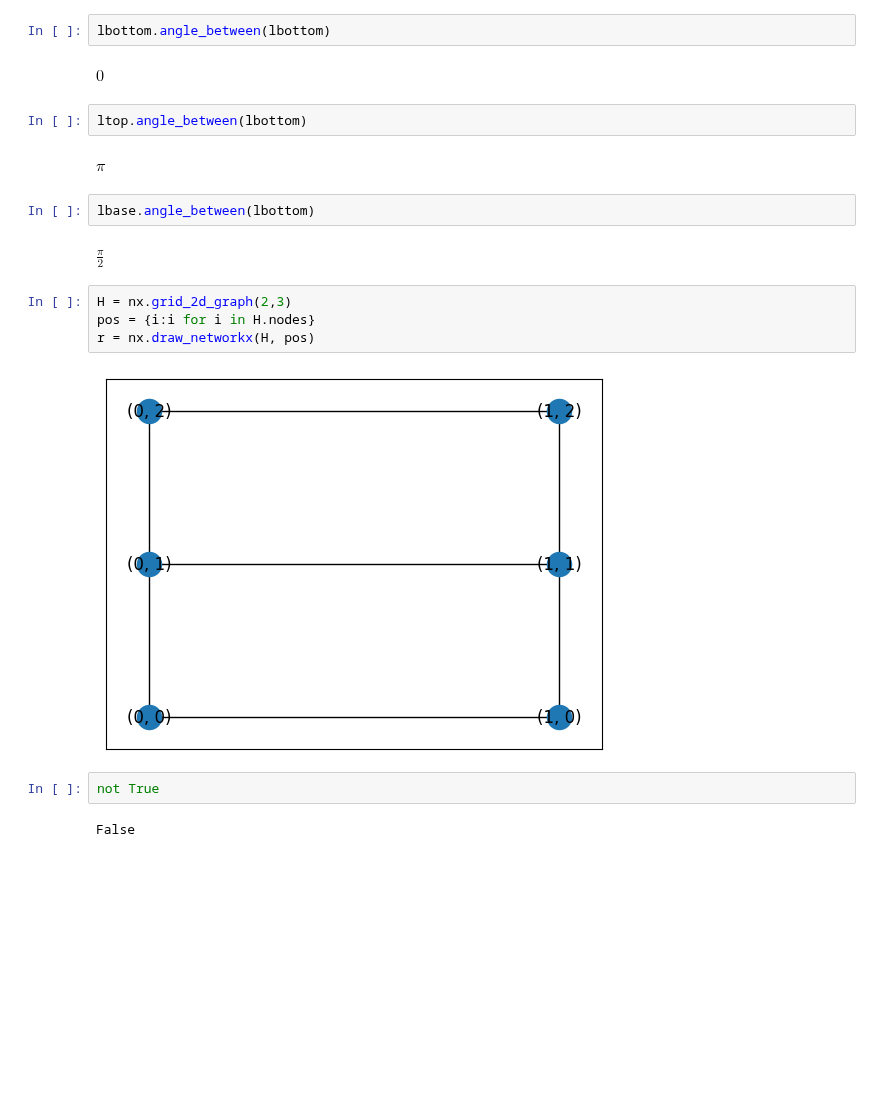
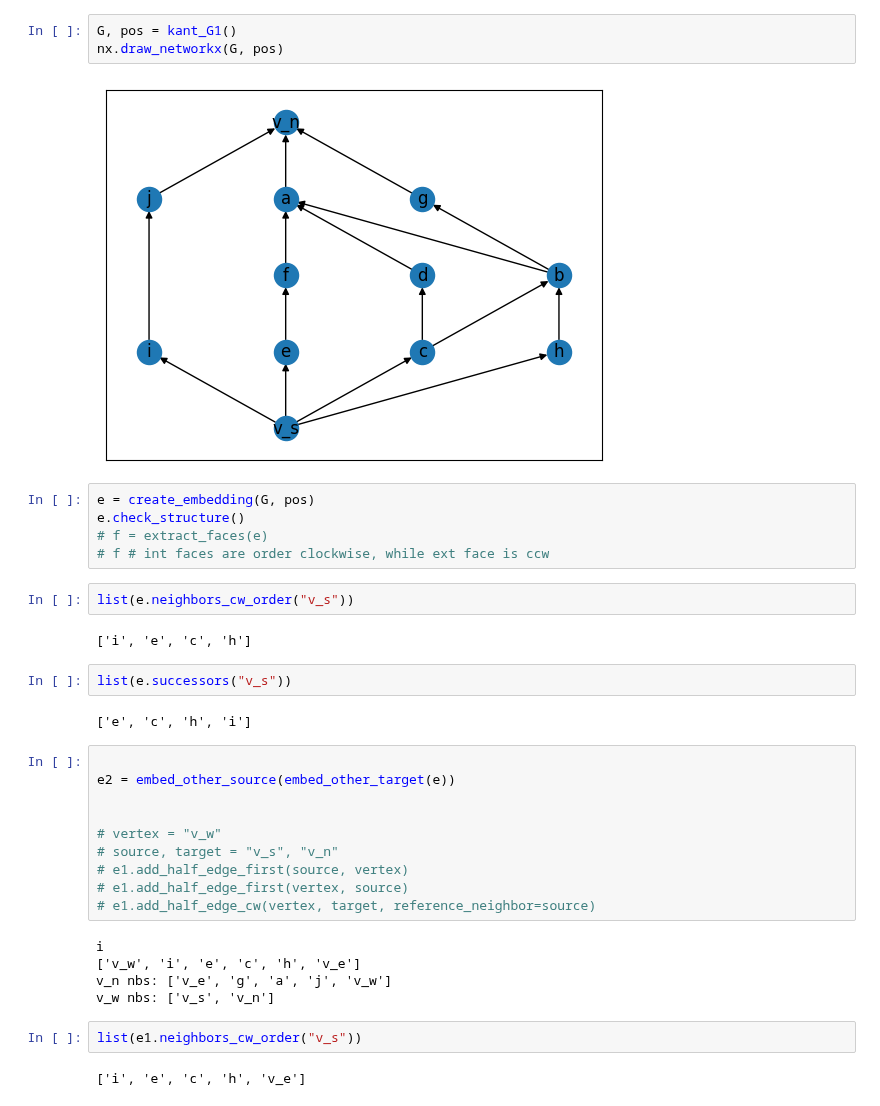
Before and after one commit to juliet29/graph2plan, a Jupyter notebook: notebooks/01_dcel.ipynb, the cells around one changed output. Drawn from its saved outputs; the diff is of its cells as text; blank space fills up the shorter version.

Commit message:
embed other sides separetely

```diff
--- a/notebooks/01_dcel.ipynb
+++ b/notebooks/01_dcel.ipynb
@@ -59,22 +15,37 @@ $\displaystyle \pi$
-# %%
-lbottom.angle_between(lbottom)
-# %% [output]
-$\displaystyle 0$
-# %%
-ltop.angle_between(lbottom)
-# %% [output]
-$\displaystyle \pi$
-# %%
-lbase.angle_between(lbottom)
-# %% [output]
-$\displaystyle \frac{\pi}{2}$
-# %%
-H = nx.grid_2d_graph(2,3)
-pos = {i:i for i in H.nodes}
-r = nx.draw_networkx(H, pos)
-# %% [output]
-[figure, removed]
-# %%
-not True
-# %% [output]
-False
+# %%
+G, pos = kant_G1()
+nx.draw_networkx(G, pos)
+# %% [output]
+[figure, added]
+# %%
+e = create_embedding(G, pos)
+e.check_structure()
+# f = extract_faces(e)
+# f # int faces are order clockwise, while ext face is ccw
+# %%
+list(e.neighbors_cw_order("v_s"))
+# %% [output]
+['i', 'e', 'c', 'h']
+# %%
+list(e.successors("v_s"))
+# %% [output]
+['e', 'c', 'h', 'i']
+# %%
+
+e2 = embed_other_source(embed_other_target(e))
+
+
+# vertex = "v_w"
+# source, target = "v_s", "v_n"
+# e1.add_half_edge_first(source, vertex)
+# e1.add_half_edge_first(vertex, source)
+# e1.add_half_edge_cw(vertex, target, reference_neighbor=source)
+# %% [output]
+i
+['v_w', 'i', 'e', 'c', 'h', 'v_e']
+v_n nbs: ['v_e', 'g', 'a', 'j', 'v_w']
+v_w nbs: ['v_s', 'v_n']
+# %%
+list(e1.neighbors_cw_order("v_s"))
+# %% [output]
+['i', 'e', 'c', 'h', 'v_e']
```
Also changed, not shown: parts of 49 cells of this notebook, 7 other files.
